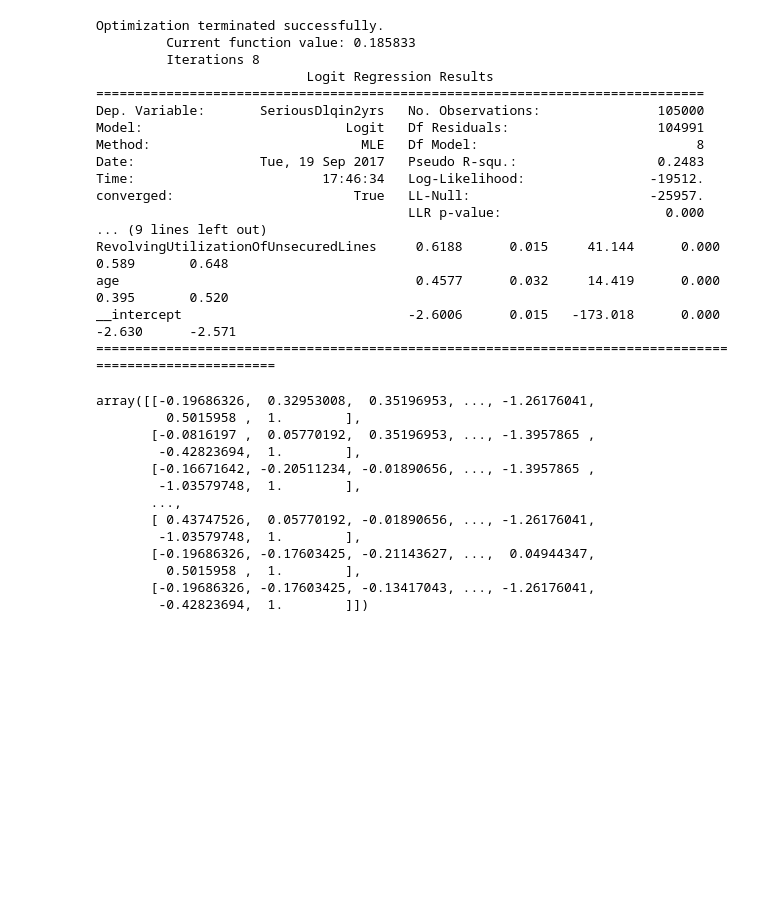
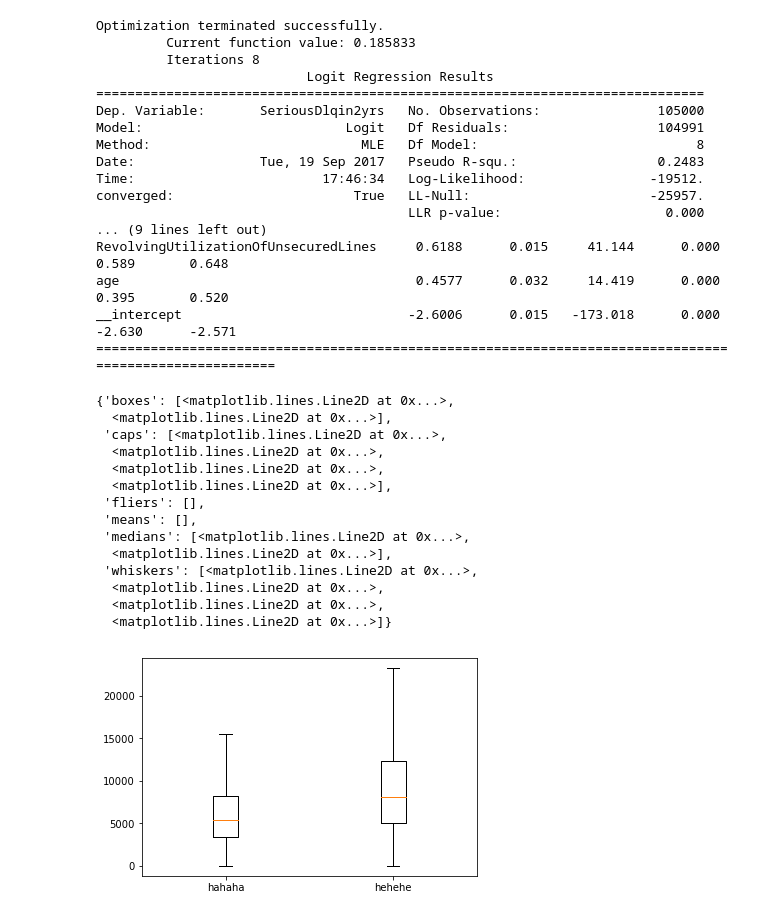
Before and after one commit to fycoopery/fy_scorecard, a Jupyter notebook: test_notebook/fy_scorecard_test.ipynb, the cells around one changed output. Saved outputs shown, nothing was run; the diff lists cells and outputs as text; code cells hidden in the pictures; blank space fills up the shorter version.

```diff
--- a/test_notebook/fy_scorecard_test.ipynb
+++ b/test_notebook/fy_scorecard_test.ipynb
@@ -395,21 +388,29 @@ RevolvingUtilizationOfUnsecuredLines     0.6188      0.015     41.144      0.000
 age                                      0.4577      0.032     14.419      0.000       0.395       0.520
 __intercept                             -2.6006      0.015   -173.018      0.000      -2.630      -2.571
 ========================================================================================================
-# %%
-#print sm.add_constant.__doc__
-
-ximu.model.exog
-# %% [output]
-array([[-0.19686326,  0.32953008,  0.35196953, ..., -1.26176041,
-         0.5015958 ,  1.        ],
-       [-0.0816197 ,  0.05770192,  0.35196953, ..., -1.3957865 ,
-        -0.42823694,  1.        ],
-       [-0.16671642, -0.20511234, -0.01890656, ..., -1.3957865 ,
-        -1.03579748,  1.        ],
-       ...,
-       [ 0.43747526,  0.05770192, -0.01890656, ..., -1.26176041,
-        -1.03579748,  1.        ],
-       [-0.19686326, -0.17603425, -0.21143627, ...,  0.04944347,
-         0.5015958 ,  1.        ],
-       [-0.19686326, -0.17603425, -0.13417043, ..., -1.26176041,
-        -0.42823694,  1.        ]])
+# %%
+#print sm.add_constant.__doc__
+%matplotlib inline
+import numpy as np
+import matplotlib.pyplot as plt
+
+xx = x.copy()
+xx["MonthlyIncome_2"] = xx["MonthlyIncome"]*1.5
+
+plt.boxplot([xx["MonthlyIncome"].dropna(),xx["MonthlyIncome_2"].dropna()],sym = "",labels=["hahaha","hehehe"])
+# %% [output]
+{'boxes': [<matplotlib.lines.Line2D at 0x...>,
+  <matplotlib.lines.Line2D at 0x...>],
+ 'caps': [<matplotlib.lines.Line2D at 0x...>,
+  <matplotlib.lines.Line2D at 0x...>,
+  <matplotlib.lines.Line2D at 0x...>,
+  <matplotlib.lines.Line2D at 0x...>],
+ 'fliers': [],
+ 'means': [],
+ 'medians': [<matplotlib.lines.Line2D at 0x...>,
+  <matplotlib.lines.Line2D at 0x...>],
+ 'whiskers': [<matplotlib.lines.Line2D at 0x...>,
+  <matplotlib.lines.Line2D at 0x...>,
+  <matplotlib.lines.Line2D at 0x...>,
+  <matplotlib.lines.Line2D at 0x...>]}
+[figure, added]
```
Also changed, not shown: parts of 19 cells of this notebook, 1 other file.
